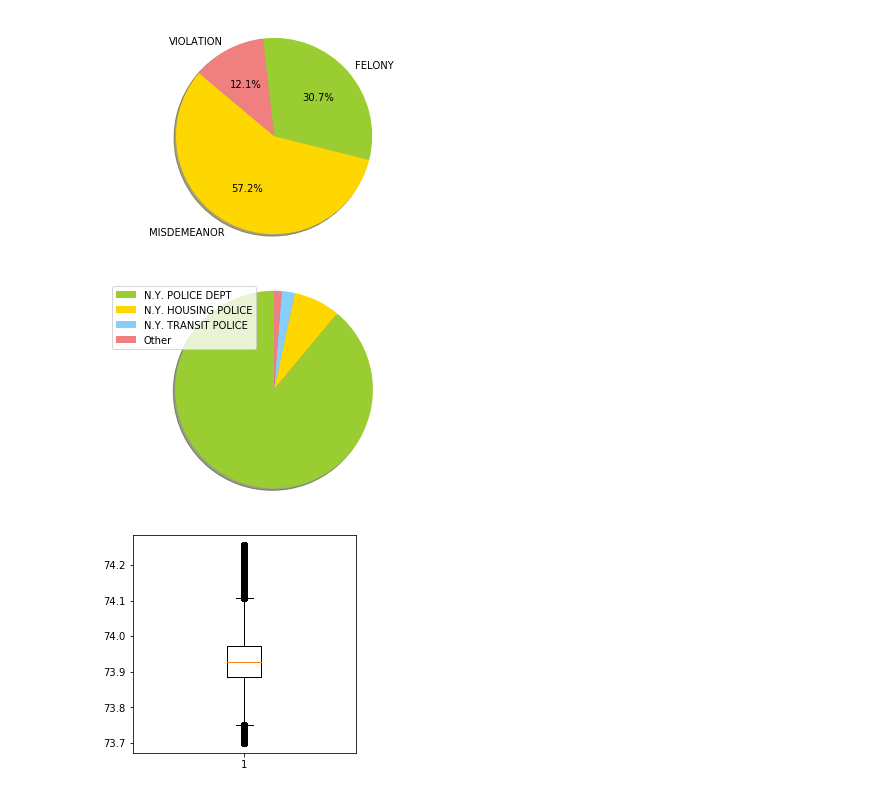
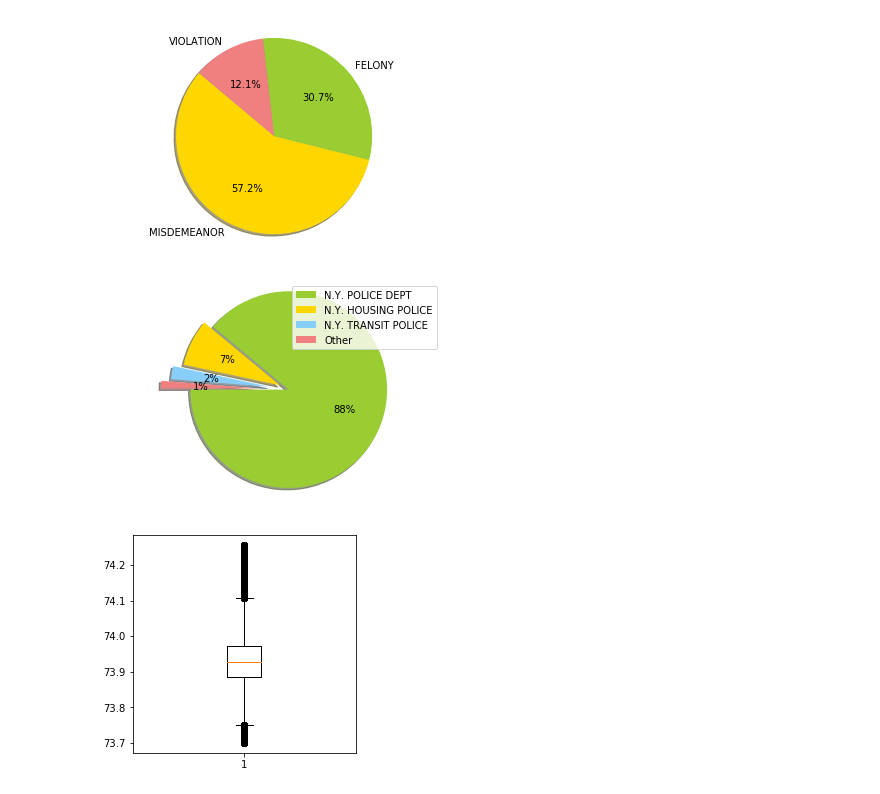
Before and after one commit to sj2384/BigDataProject, a Jupyter notebook: Weitao.ipynb, the cells around one changed output. Saved outputs shown, nothing was run; the diff lists cells and outputs as text; code cells hidden in the pictures.

```diff
--- a/Weitao.ipynb
+++ b/Weitao.ipynb
@@ -297,27 +295,28 @@ plt.savefig('LAWPie.jpg')
 # %% [output]
 [figure]
 # %%
+f = plt.figure()
 value_dic, dtype_dic, stype_dic, label_dic = readDict('./output/JURIS_DESC.out', '\t')
 l1 = sorted(value_dic.items(), key=lambda x: x[1], reverse=True)
 x = [i[0] for i in l1]
 y = [i[1] for i in l1]
 xx = x[:3]
 xx.append('Other')
 yy = y[:3]
 yy.append(sum([i for i in y[3:]]))
 labels = xx
 sizes = yy
 colors = ['yellowgreen', 'gold', 'lightskyblue', 'lightcoral']
-
+explode = (0, 0.1, 0.2, 0.3)
 
 # Plot
-patches, texts = plt.pie(sizes, colors = colors, shadow=True, startangle=90)
-plt.legend(patches, labels, loc="best")
+plt.pie(sizes, explode=explode, colors=colors, autopct='%1d%%', shadow=True, startangle=180)
+plt.legend(labels, loc="best")
 
 plt.axis('equal')
-plt.savefig('JURISPie.jpg')
+f.savefig('JURISPie.jpg',dps=500)
 # %% [output]
-[figure, old version]
+[figure, new version]
 # %%
 def dic2np(dic):
     list_tmp = []
```
Also changed, not shown: parts of 12 cells of this notebook.
